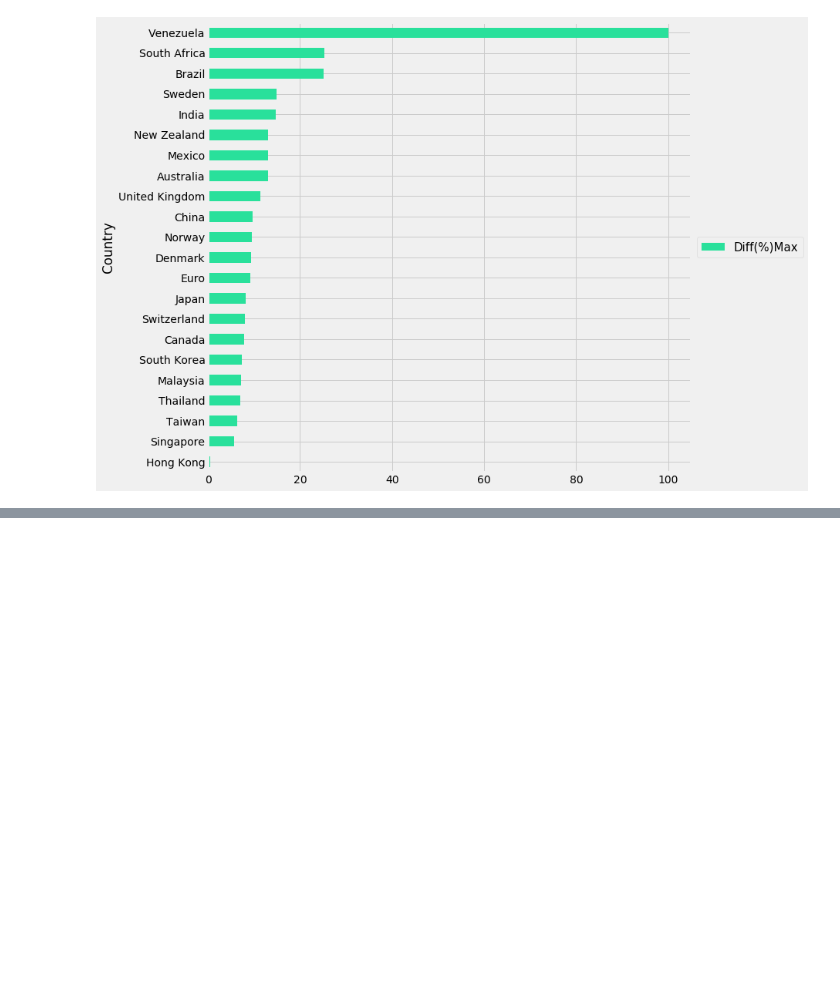
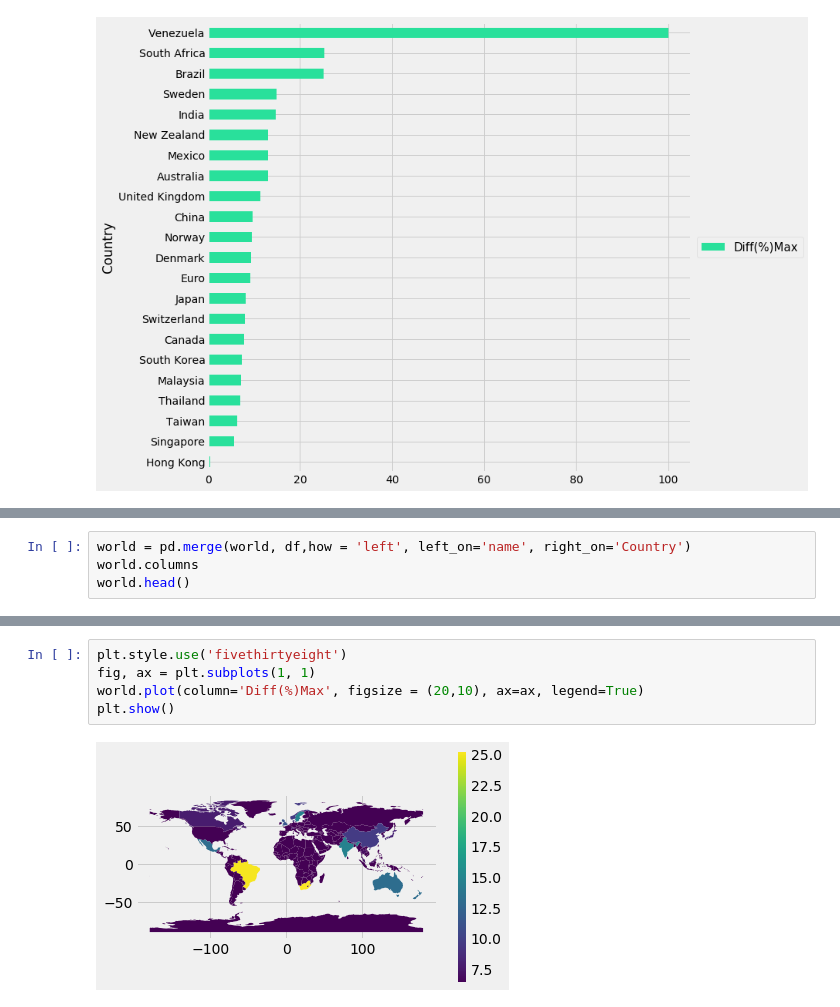
Before and after one commit to isabellefo/usdAnalysis, a Jupyter notebook: USDAnalysis.ipynb, the cells around one changed output, grey strips where cells are left out. Saved outputs shown, nothing was run; the diff lists cells and outputs as text; blank space fills up the shorter version.

```diff
--- a/USDAnalysis.ipynb
+++ b/USDAnalysis.ipynb
@@ -274,0 +279,4 @@ plt.show()
+# %%
+world = pd.merge(world, df,how = 'left', left_on='name', right_on='Country')
+world.columns
+world.head()
@@ -274,0 +290,7 @@ plt.show()
+# %%
+plt.style.use('fivethirtyeight')
+fig, ax = plt.subplots(1, 1)
+world.plot(column='Diff(%)Max', figsize = (20,10), ax=ax, legend=True)
+plt.show()
+# %% [output]
+[figure, added]
```
Also changed, not shown: parts of 9 cells of this notebook.
